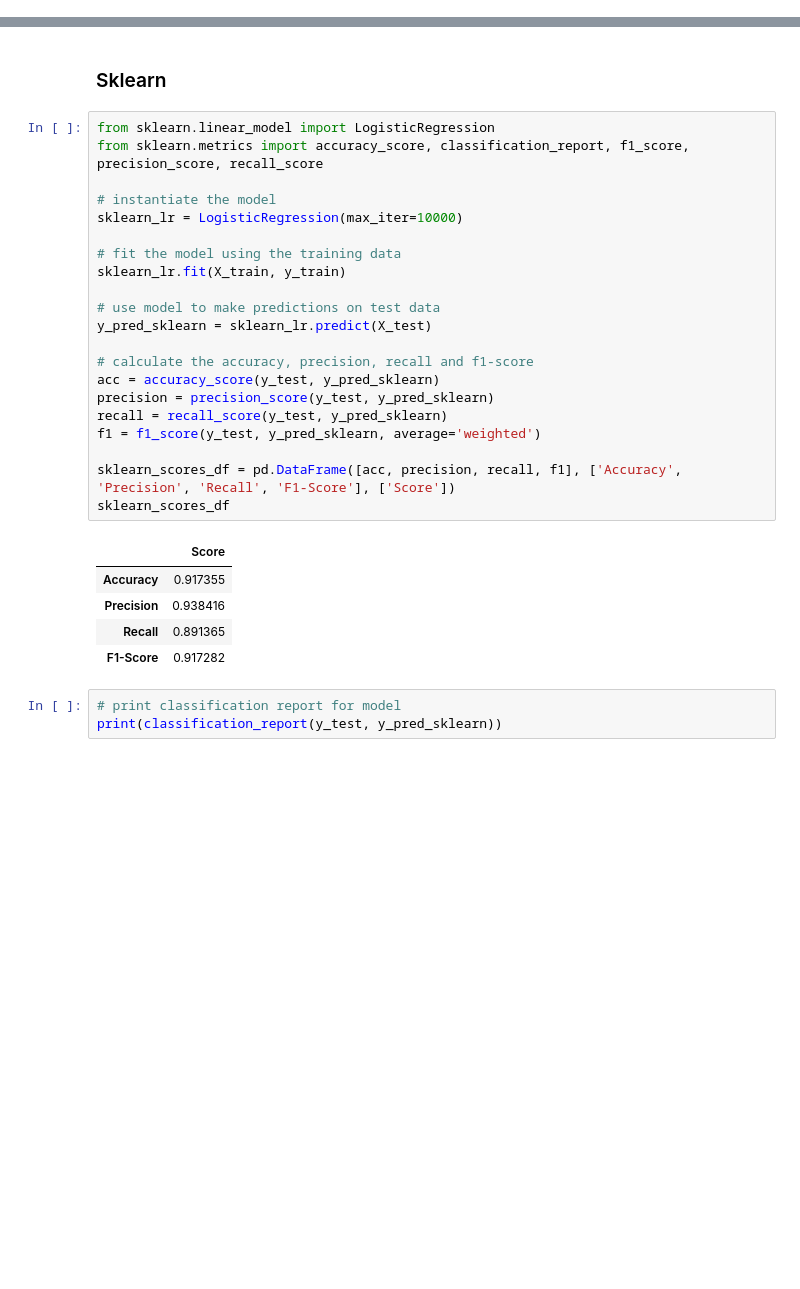
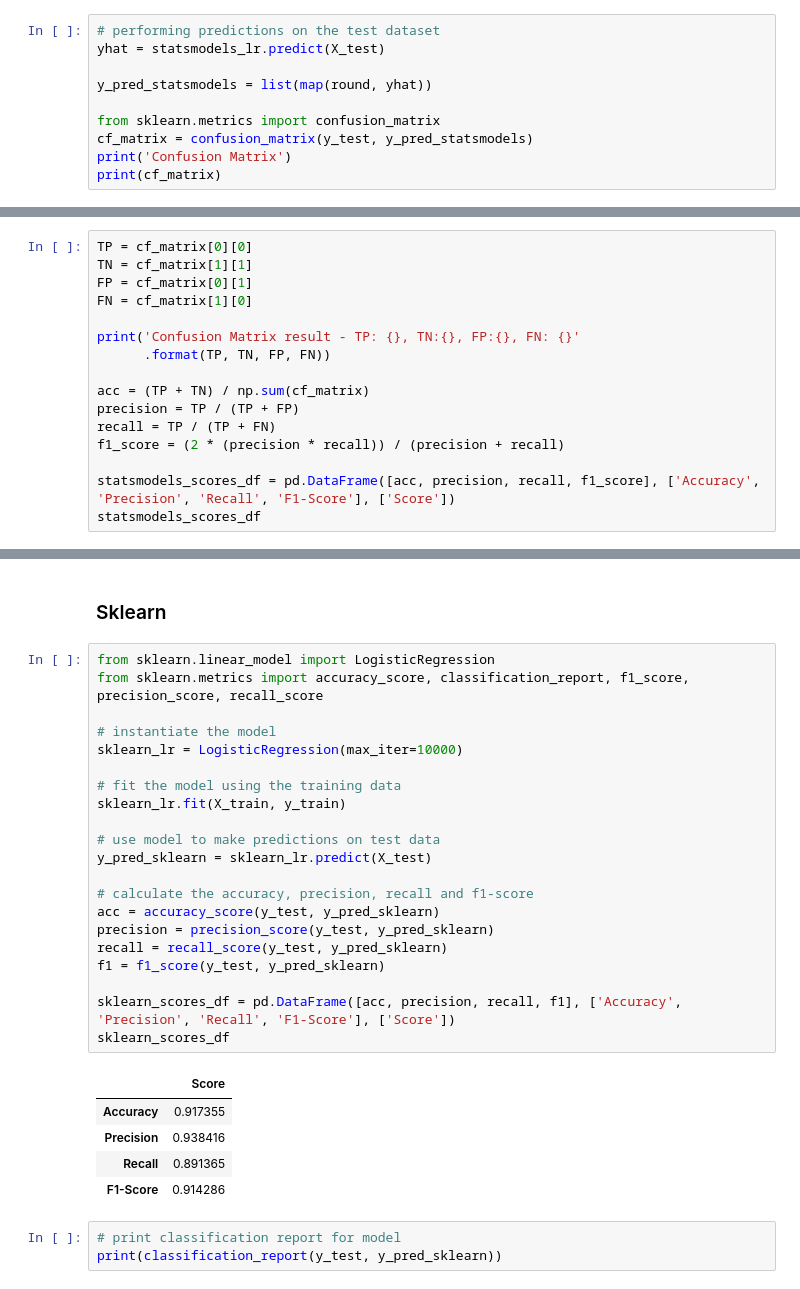
Before and after one commit to quickheaven/scs-3251-statistics-for-data-science, a Jupyter notebook: project_spambase_nb.ipynb, the cells around one changed output, grey strips where cells are left out. Cells and saved outputs as stored; diff of their text form; blank space fills up the shorter version.

Commit message:
Implemented Statsmodels metrics.

```diff
--- a/project_spambase_nb.ipynb
+++ b/project_spambase_nb.ipynb
@@ -259,3 +262,13 @@ Covariance Type:             nonrobust   LLR p-value:                     0.000
 Possibly complete quasi-separation: A fraction 0.12 of observations can be
 perfectly predicted. This might indicate that there is complete
 quasi-separation. In this case some parameters will not be identified.
+# %%
+# performing predictions on the test dataset
+yhat = statsmodels_lr.predict(X_test)
+
+y_pred_statsmodels = list(map(round, yhat))
+
+from sklearn.metrics import confusion_matrix
+cf_matrix = confusion_matrix(y_test, y_pred_statsmodels)
+print('Confusion Matrix')
+print(cf_matrix)
@@ -261,0 +284,16 @@ quasi-separation. In this case some parameters will not be identified.
+# %%
+TP = cf_matrix[0][0]
+TN = cf_matrix[1][1]
+FP = cf_matrix[0][1]
+FN = cf_matrix[1][0]
+
+print('Confusion Matrix result - TP: {}, TN:{}, FP:{}, FN: {}'
+      .format(TP, TN, FP, FN))
+
+acc = (TP + TN) / np.sum(cf_matrix)
+precision = TP / (TP + FP)
+recall = TP / (TP + FN)
+f1_score = (2 * (precision * recall)) / (precision + recall)
+
+statsmodels_scores_df = pd.DataFrame([acc, precision, recall, f1_score], ['Accuracy', 'Precision', 'Recall', 'F1-Score'], ['Score'])
+statsmodels_scores_df
@@ -264,30 +309,30 @@ quasi-separation. In this case some parameters will not be identified.
 # %%
 from sklearn.linear_model import LogisticRegression
 from sklearn.metrics import accuracy_score, classification_report, f1_score, precision_score, recall_score
 
 # instantiate the model
 sklearn_lr = LogisticRegression(max_iter=10000)
 
 # fit the model using the training data
 sklearn_lr.fit(X_train, y_train)
 
 # use model to make predictions on test data
 y_pred_sklearn = sklearn_lr.predict(X_test)
 
 # calculate the accuracy, precision, recall and f1-score
 acc = accuracy_score(y_test, y_pred_sklearn)
 precision = precision_score(y_test, y_pred_sklearn)
 recall = recall_score(y_test, y_pred_sklearn)
-f1 = f1_score(y_test, y_pred_sklearn, average='weighted')
+f1 = f1_score(y_test, y_pred_sklearn)
 
 sklearn_scores_df = pd.DataFrame([acc, precision, recall, f1], ['Accuracy', 'Precision', 'Recall', 'F1-Score'], ['Score'])
 sklearn_scores_df
 # %% [output]
 |  | Score |
 | Accuracy | 0.917355 |
 | Precision | 0.938416 |
 | Recall | 0.891365 |
-| F1-Score | 0.917282 |
+| F1-Score | 0.914286 |
 # %%
 # print classification report for model
 print(classification_report(y_test, y_pred_sklearn))
```
Also changed, not shown: parts of 7 cells of this notebook, 1 other file.
